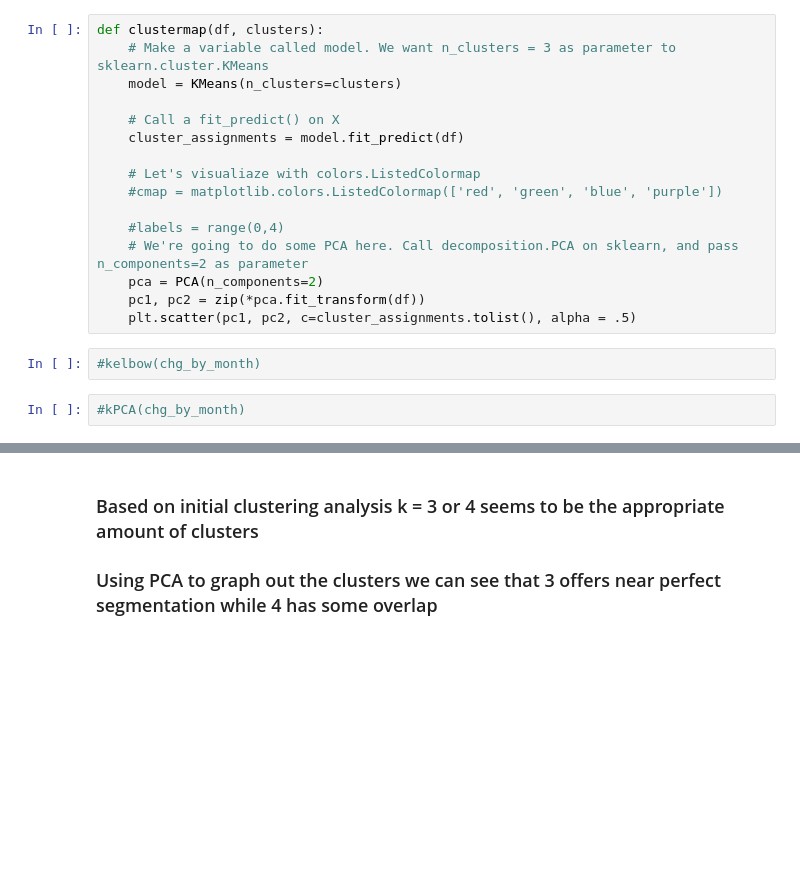
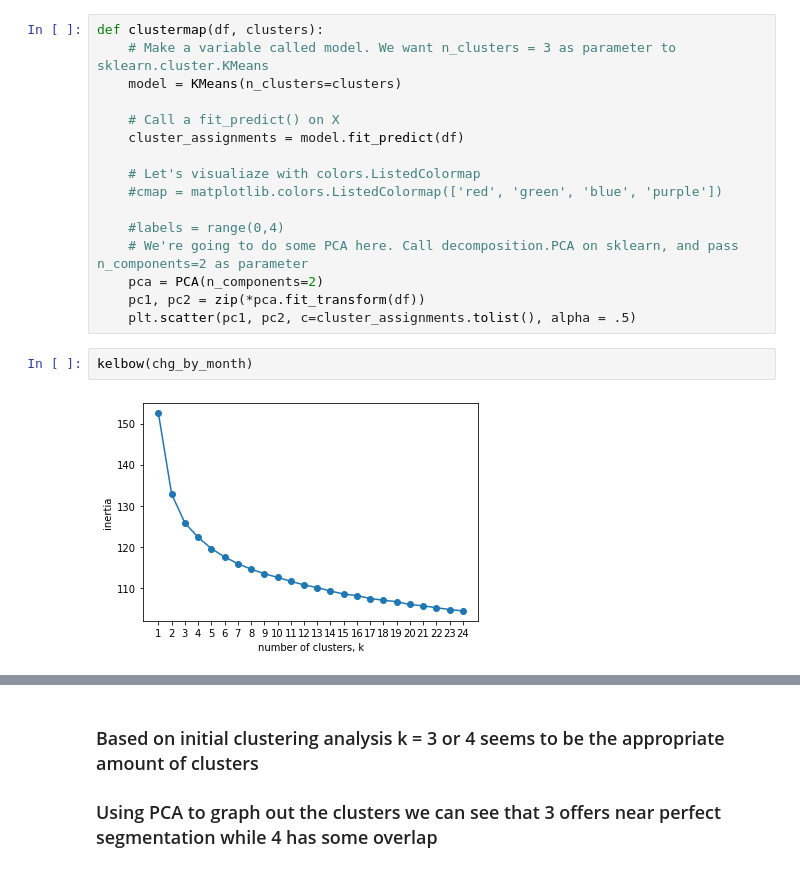
Before and after one commit to nmur1589/Capstone3, a Jupyter notebook: Capstone 3.2_Kmeans.ipynb, the cells around one changed output, grey strips where cells are left out. Drawn from its saved outputs; the diff is of its cells as text; blank space fills up the shorter version.

```diff
--- a/Capstone 3.2_Kmeans.ipynb
+++ b/Capstone 3.2_Kmeans.ipynb
@@ -95,7 +95,7 @@ def clustermap(df, clusters):
     pca = PCA(n_components=2)
     pc1, pc2 = zip(*pca.fit_transform(df))
     plt.scatter(pc1, pc2, c=cluster_assignments.tolist(), alpha = .5)
-# %%
-#kelbow(chg_by_month)
-# %%
-#kPCA(chg_by_month)
+# %%
+kelbow(chg_by_month)
+# %% [output]
+[figure, added]
```
Also changed, not shown: parts of 4 cells of this notebook, 1 other file.
